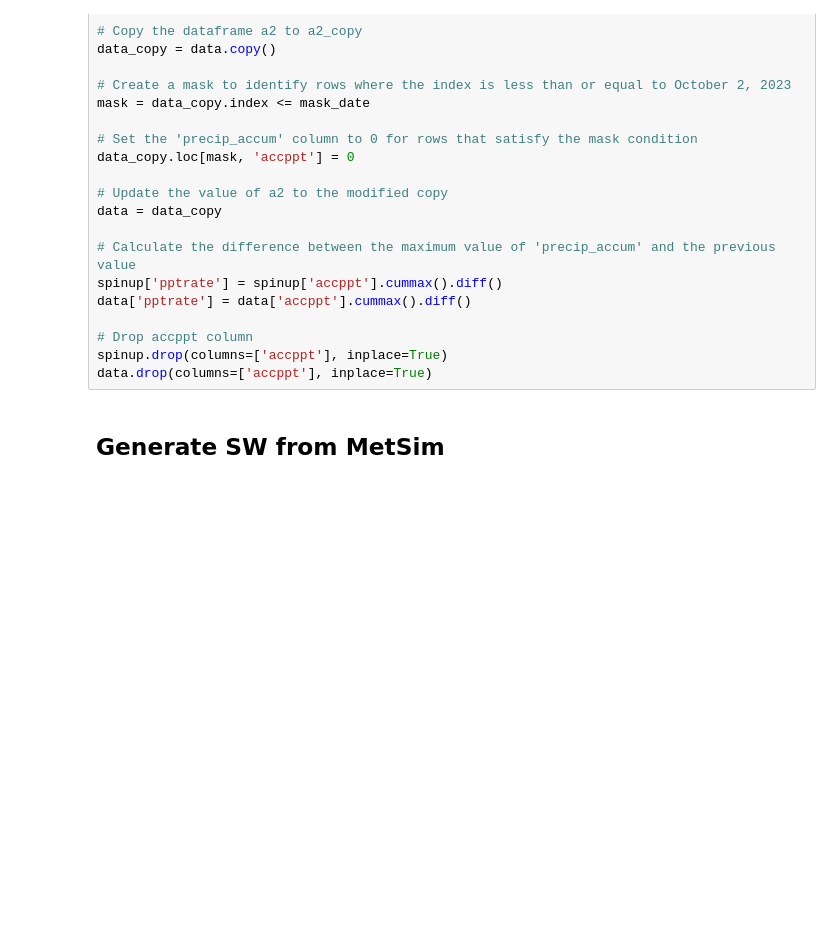
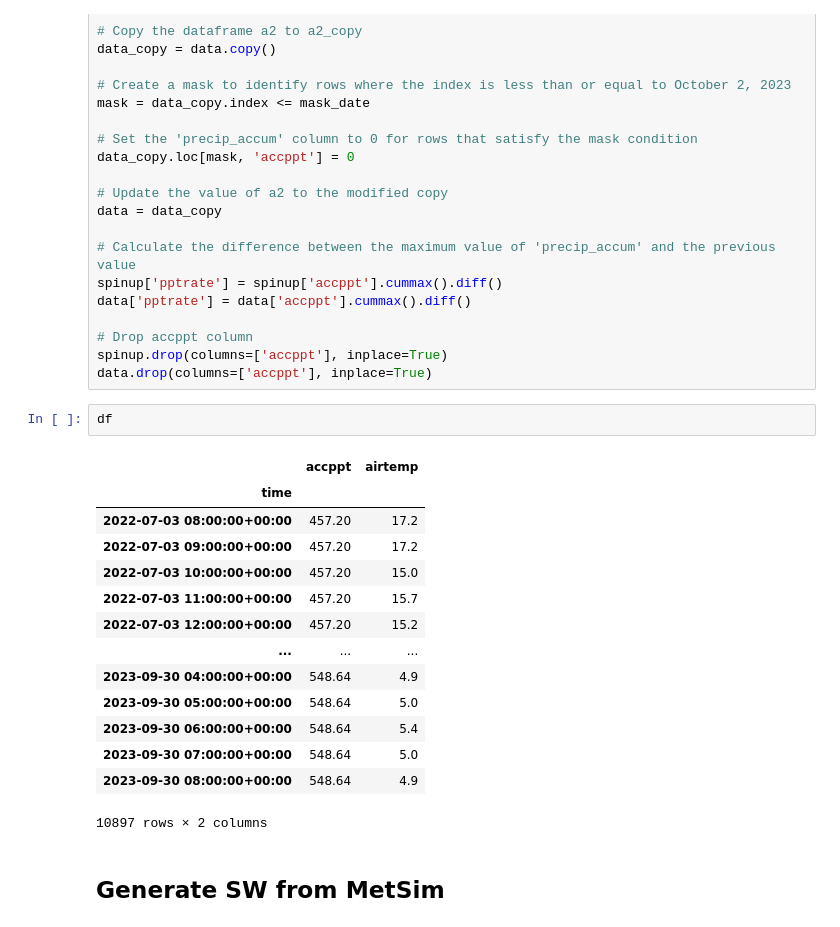
Before and after one commit to clinton-alden/summa, a Jupyter notebook: processing/snotel_to_pysumma.ipynb, the cells around one changed output. Saved outputs shown, nothing was run; the diff lists cells and outputs as text; blank space fills up the shorter version.

```diff
--- a/processing/snotel_to_pysumma.ipynb
+++ b/processing/snotel_to_pysumma.ipynb
@@ -163,6 +163,23 @@ data['pptrate'] = data['accppt'].cummax().diff()
 # Drop accppt column
 spinup.drop(columns=['accppt'], inplace=True)
 data.drop(columns=['accppt'], inplace=True)
+# %%
+df
+# %% [output]
+|  | accppt | airtemp |
+| time |  |  |
+| 2022-07-03 08:00:00+00:00 | 457.20 | 17.2 |
+| 2022-07-03 09:00:00+00:00 | 457.20 | 17.2 |
+| 2022-07-03 10:00:00+00:00 | 457.20 | 15.0 |
+| 2022-07-03 11:00:00+00:00 | 457.20 | 15.7 |
+| 2022-07-03 12:00:00+00:00 | 457.20 | 15.2 |
+| ... | ... | ... |
+| 2023-09-30 04:00:00+00:00 | 548.64 | 4.9 |
+| 2023-09-30 05:00:00+00:00 | 548.64 | 5.0 |
+| 2023-09-30 06:00:00+00:00 | 548.64 | 5.4 |
+| 2023-09-30 07:00:00+00:00 | 548.64 | 5.0 |
+| 2023-09-30 08:00:00+00:00 | 548.64 | 4.9 |
+10897 rows × 2 columns
 # %% [markdown]
 ## Generate SW from MetSim
 # %%
```
Also changed, not shown: 1 other file.
